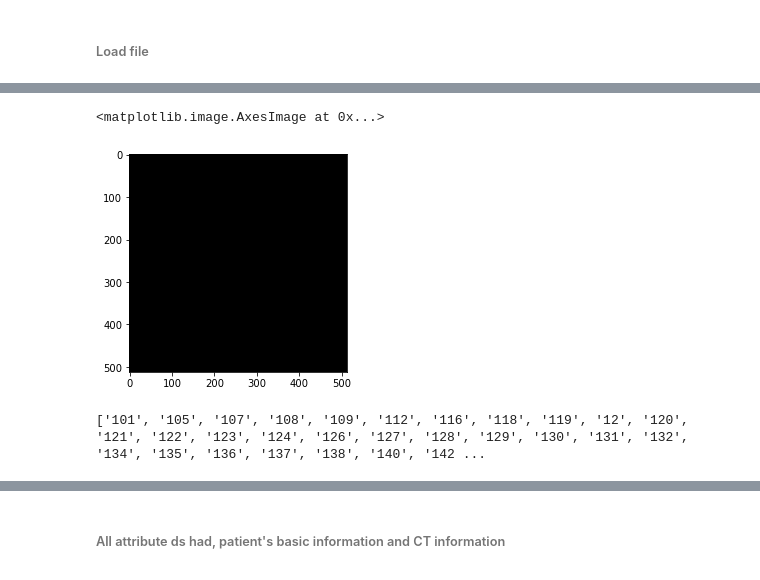
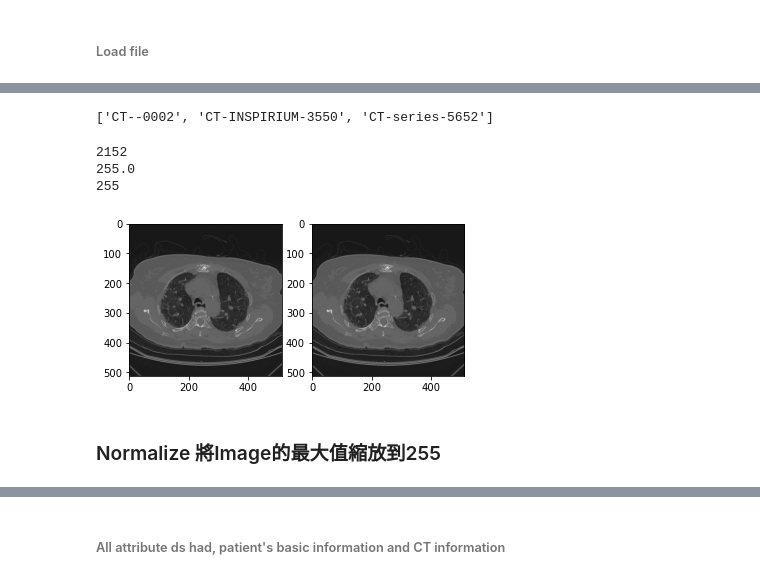
Before and after one commit to bd5105625/Seminar, a Jupyter notebook: DICOM_load.ipynb, the cells around one changed output, grey strips where cells are left out. Cells and saved outputs as stored; diff of their text form; code cells hidden in the pictures.

```diff
--- a/DICOM_load.ipynb
+++ b/DICOM_load.ipynb
@@ -44,15 +36,34 @@ plt.imshow(ds.pixel_array , 'gray')
-# %%
-# ds = pydicom.dcmread("Database/ILD_DB_lungMasks/35/lung_mask/lung_mask_1186_5.dcm")
-ds = pydicom.dcmread("Database/ILD_DB_lungMasks/12/roi_mask/roi_mask_921_14.dcm")
-plt.imshow(ds.pixel_array , cmap = 'gray')
-# %% [output]
-<matplotlib.image.AxesImage at 0x...>
-[figure, removed]
 # %%
-topfile = "Database/ILD_DB_lungMasks/"
+topfile = "Database/ILD_DB_volumeROls/57/"
 secondfile = []
+# for file in os.listdir(topfile):
+#     print(file)
+#     for file2 in os.listdir(topfile + file):
+#         if not file2.endswith("dcm"):
+#             print(file2)
+
+
 for file in os.listdir(topfile):
     secondfile.append(file)
 print(secondfile)
+#142 154 184 53 57 8
 # %% [output]
-['101', '105', '107', '108', '109', '112', '116', '118', '119', '12', '120', '121', '122', '123', '124', '126', '127', '128', '129', '130', '131', '132', '134', '135', '136', '137', '138', '140', '142 ...
+['CT--0002', 'CT-INSPIRIUM-3550', 'CT-series-5652']
+# %%
+filepath = "Database/ILD_DB_volumeROls/HRCT_pilot/203/"
+ds = pydicom.dcmread(filepath + "SerieCT-7800-0009.dcm")
+pixel_array_numpy = ds.pixel_array
+pixel_array_numpy = normalize(pixel_array_numpy)
+print(max(np.unique(pixel_array_numpy)))
+plt.subplot(1,2,1),plt.imshow(ds.pixel_array,'gray')
+plt.subplot(1,2,2),plt.imshow(pixel_array_numpy,'gray')
+cv2.imwrite(filepath + "test.jpg" , pixel_array_numpy)
+img = cv2.imread(filepath + "test.jpg")
+print(max(np.unique(img)))
+# %% [output]
+2152
+255.0
+255
+[figure, added]
+# %% [markdown]
+### Normalize 將Image的最大值縮放到255
```
Also changed, not shown: parts of 10 cells of this notebook, 1 other file.
